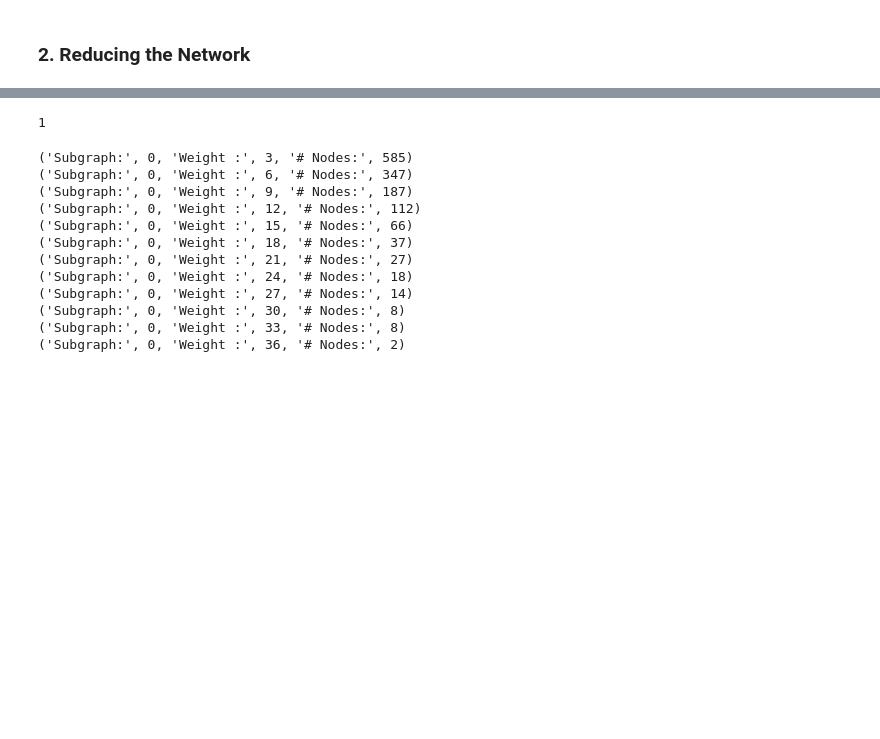
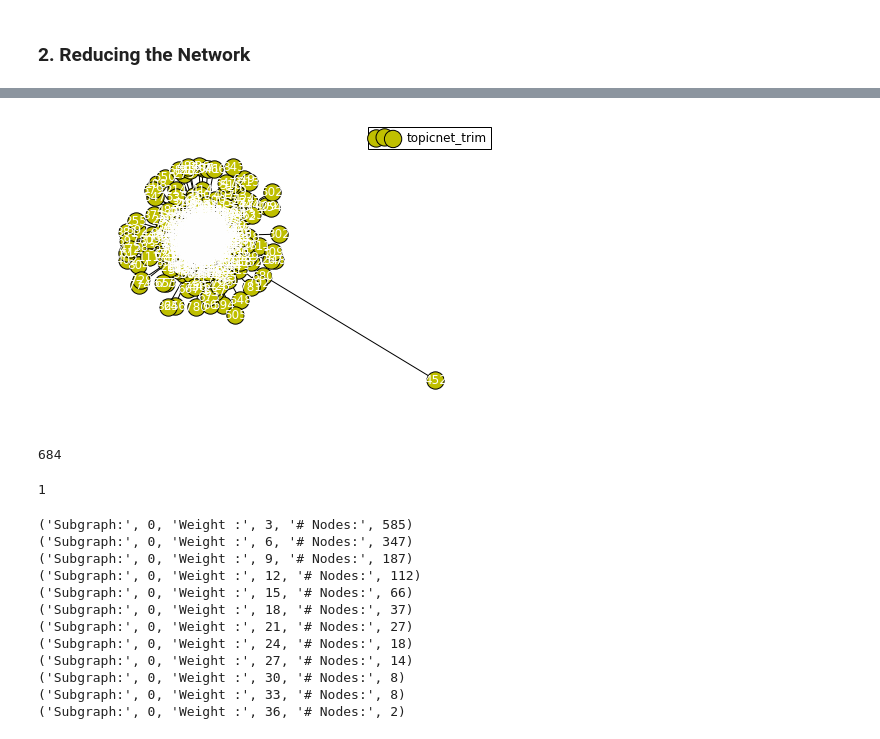
Before and after one commit to Galanopoulog/DATA620-Project-2, a Jupyter notebook: Project 2 with Island Method.ipynb, the cells around one changed output, grey strips where cells are left out. Saved outputs shown, nothing was run; the diff lists cells and outputs as text; code cells hidden in the pictures; blank space fills up the shorter version.

```diff
--- a/Project 2 with Island Method.ipynb
+++ b/Project 2 with Island Method.ipynb
@@ -109,3 +115,17 @@ plt.show()
+# %%
+# Trimming the topic network
+topicnet_trim = trim_edges(topic_net,weight= math.exp(0.99))
+weights = [edata['weight'] for f,t,edata in usernet_trim.edges(data=True)]
+
+net.draw_spring(topicnet_trim, label = 'topicnet_trim', node_color='y',with_labels=True,node_size =300,font_color ='w')
+plt.legend(["topicnet_trim"])
+plt.show()
+# %% [output]
+[figure, added]
+# %%
+len(topicnet_trim)
+# %% [output]
+684
 # %%
 ## Raising the water level based on min and max values
 weights= [edata['weight'] for f,to,edata in usernet_trim.edges(data=True)]
```
Also changed, not shown: parts of 38 cells of this notebook.
